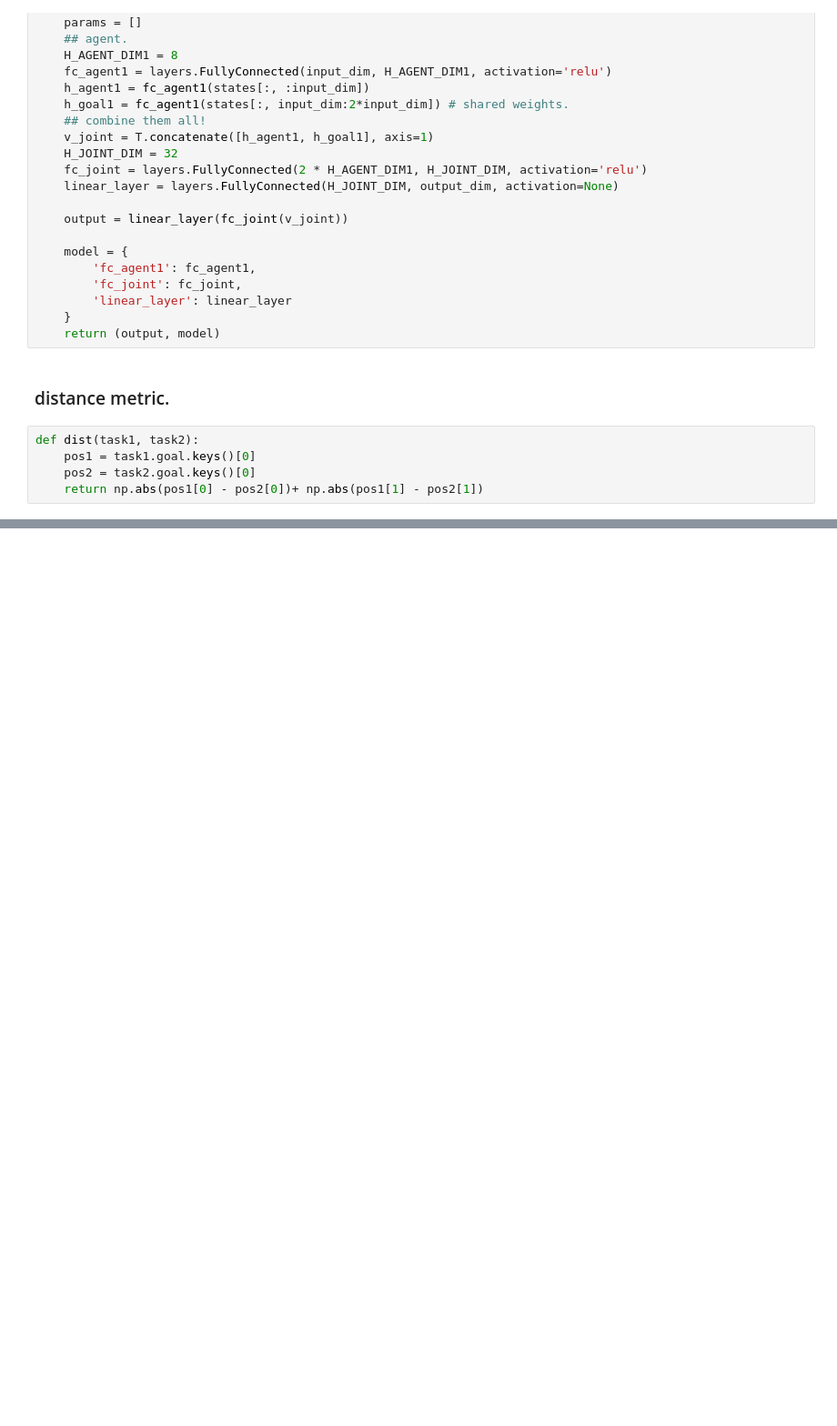
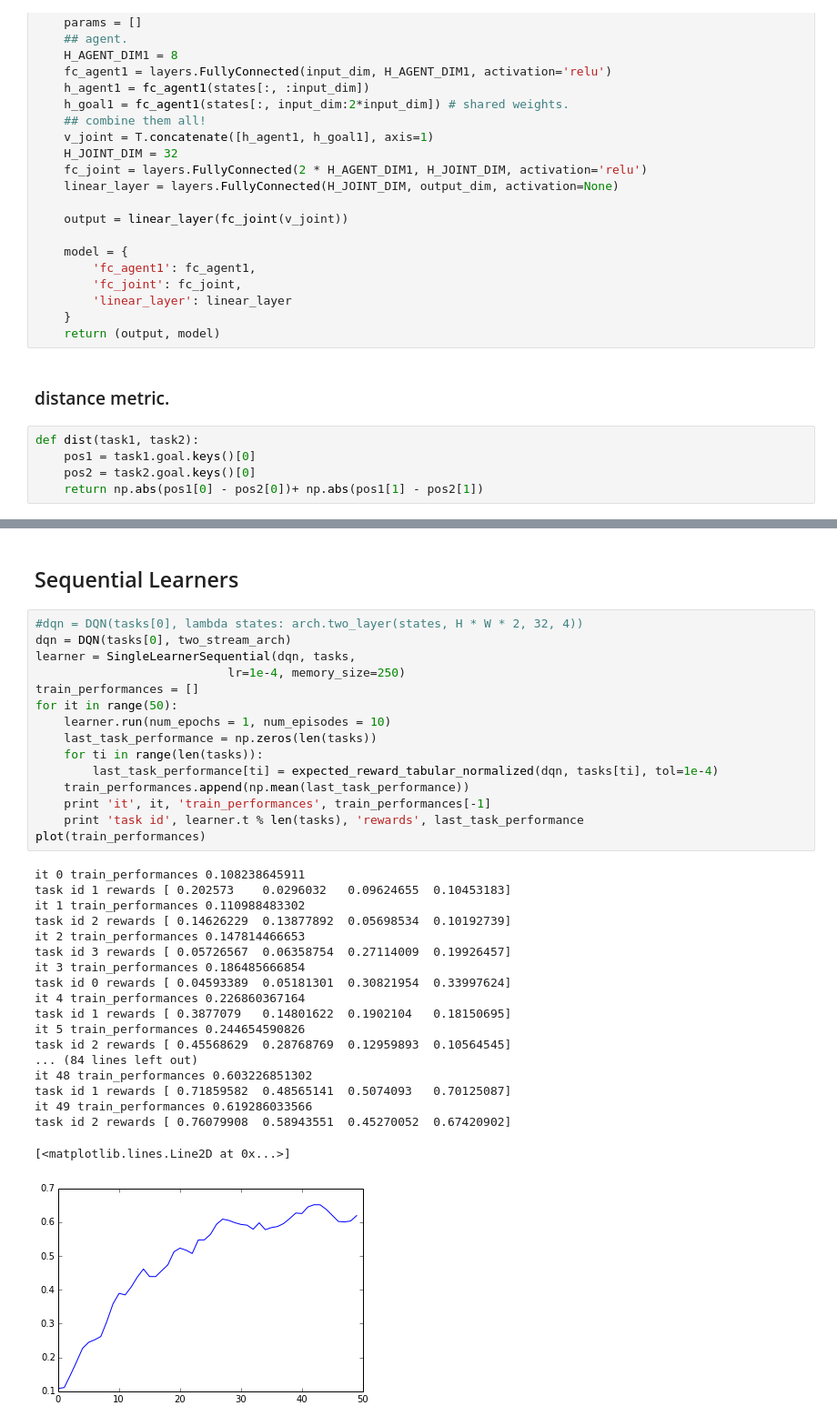
Before and after one commit to strin/curriculum-deep-RL, a Jupyter notebook: scripts/uvfa/GP-t.ipynb, the cells around one changed output, grey strips where cells are left out. Shown at 91% size. Saved outputs shown, nothing was run; the diff lists cells and outputs as text; blank space fills up the shorter version.

```diff
--- a/scripts/uvfa/GP-t.ipynb
+++ b/scripts/uvfa/GP-t.ipynb
@@ -122,3 +190,40 @@ task rewards [ 0.92551941  0.25601967  0.49539586  0.93808475]
+# %% [markdown]
+## Sequential Learners
+# %%
+#dqn = DQN(tasks[0], lambda states: arch.two_layer(states, H * W * 2, 32, 4))
+dqn = DQN(tasks[0], two_stream_arch)
+learner = SingleLearnerSequential(dqn, tasks,
+                           lr=1e-4, memory_size=250)
+train_performances = []
+for it in range(50):
+    learner.run(num_epochs = 1, num_episodes = 10)
+    last_task_performance = np.zeros(len(tasks))
+    for ti in range(len(tasks)):
+        last_task_performance[ti] = expected_reward_tabular_normalized(dqn, tasks[ti], tol=1e-4)
+    train_performances.append(np.mean(last_task_performance))
+    print 'it', it, 'train_performances', train_performances[-1]
+    print 'task id', learner.t % len(tasks), 'rewards', last_task_performance
+plot(train_performances)
+# %% [output]
+it 0 train_performances 0.108238645911
+task id 1 rewards [ 0.202573    0.0296032   0.09624655  0.10453183]
+it 1 train_performances 0.110988483302
+task id 2 rewards [ 0.14626229  0.13877892  0.05698534  0.10192739]
+it 2 train_performances 0.147814466653
+task id 3 rewards [ 0.05726567  0.06358754  0.27114009  0.19926457]
+it 3 train_performances 0.186485666854
+task id 0 rewards [ 0.04593389  0.05181301  0.30821954  0.33997624]
+it 4 train_performances 0.226860367164
+task id 1 rewards [ 0.3877079   0.14801622  0.1902104   0.18150695]
+it 5 train_performances 0.244654590826
+task id 2 rewards [ 0.45568629  0.28768769  0.12959893  0.10564545]
+... (84 lines left out)
+it 48 train_performances 0.603226851302
+task id 1 rewards [ 0.71859582  0.48565141  0.5074093   0.70125087]
+it 49 train_performances 0.619286033566
+task id 2 rewards [ 0.76079908  0.58943551  0.45270052  0.67420902]
+[<matplotlib.lines.Line2D at 0x...>]
+[figure, added]
 # %%
 #dqn = DQN(tasks[0], lambda states: arch.two_layer(states, H * W * 2, 32, 4))
 dqn = DQN(tasks[0], two_stream_arch)
```
Also changed, not shown: parts of 19 cells of this notebook, 5 other files.
